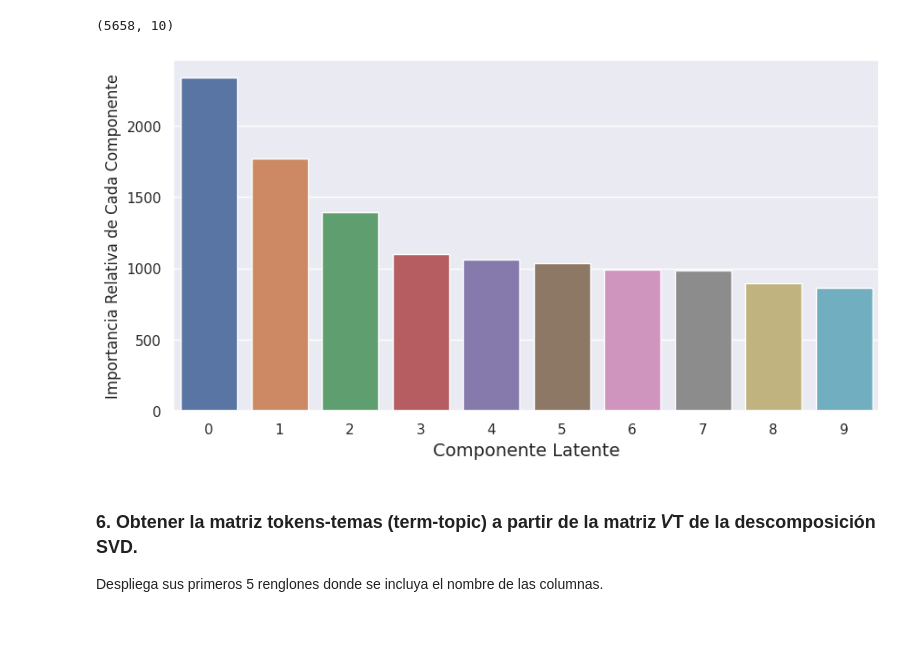
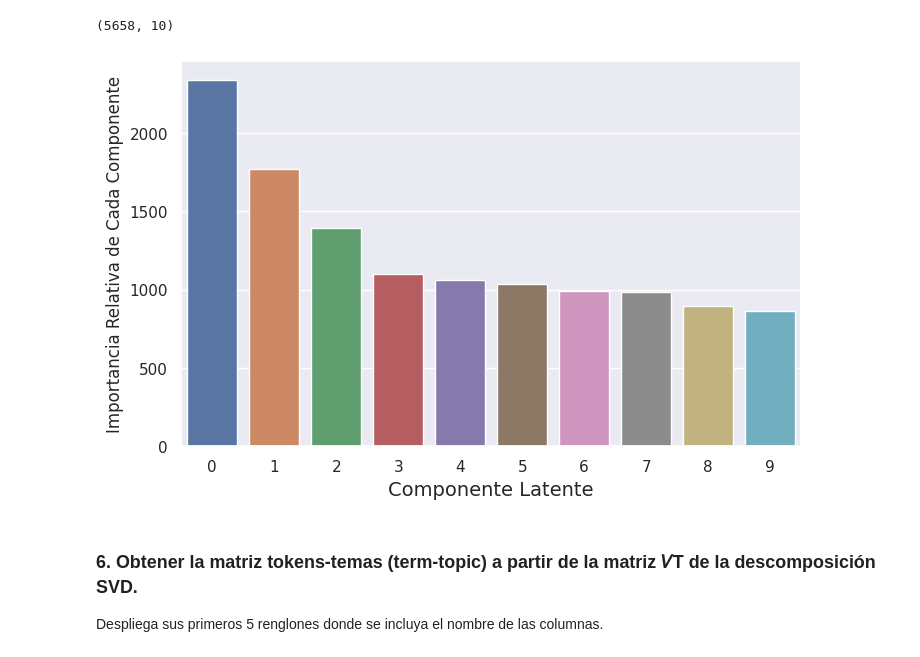
Before and after one commit to ivnlee/tec-mna-nlp, a Jupyter notebook: semana-6-7/Equipo13_semana6y7.ipynb, the cells around one changed output. Drawn from its saved outputs; the diff is of its cells as text; code cells hidden in the pictures; blank space fills up the shorter version.

```diff
--- a/semana-6-7/Equipo13_semana6y7.ipynb
+++ b/semana-6-7/Equipo13_semana6y7.ipynb
@@ -157,13 +157,13 @@ sv_mtx.shape
 # %% [output]
 (5658, 10)
 # %%
-sns.set(rc={'figure.figsize':(10, 5)})
+sns.set(rc={'figure.figsize':(8, 5)})
 chart = sns.barplot(x=list(range(len(Sigma))), y=Sigma)
 chart.set_xlabel('Componente Latente', fontdict={'size': 14})
 chart.set_ylabel('Importancia Relativa de Cada Componente', fontdict={'size': 12})
 plt.show()
 # %% [output]
-[figure, old version]
+[figure, new version]
 # %% [markdown]
 ### 6. Obtener la matriz tokens-temas (term-topic) a partir de la matriz 𝑉T de la descomposición SVD.
 Despliega sus primeros 5 renglones donde se incluya el nombre de las columnas.
```
Also changed, not shown: parts of 15 cells of this notebook.
